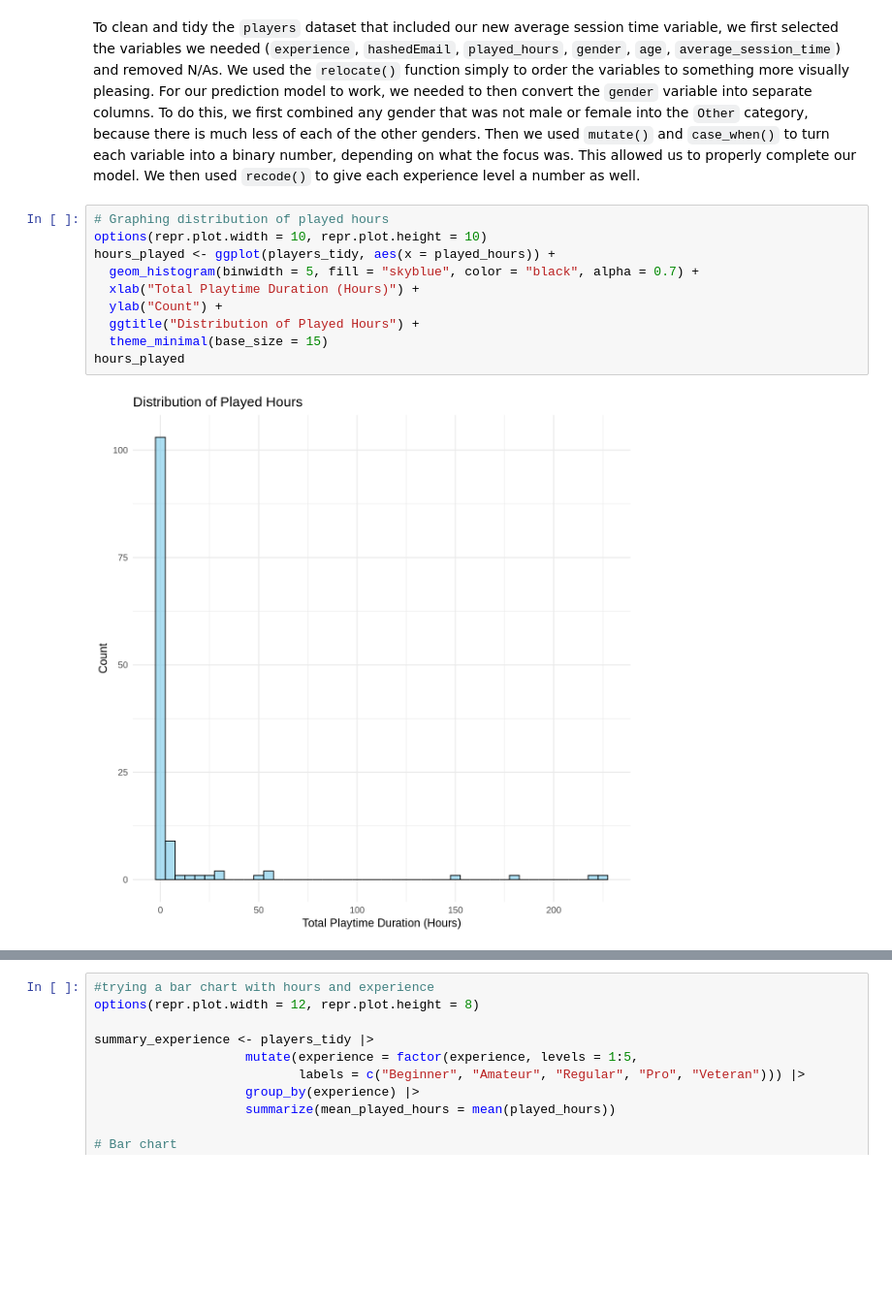
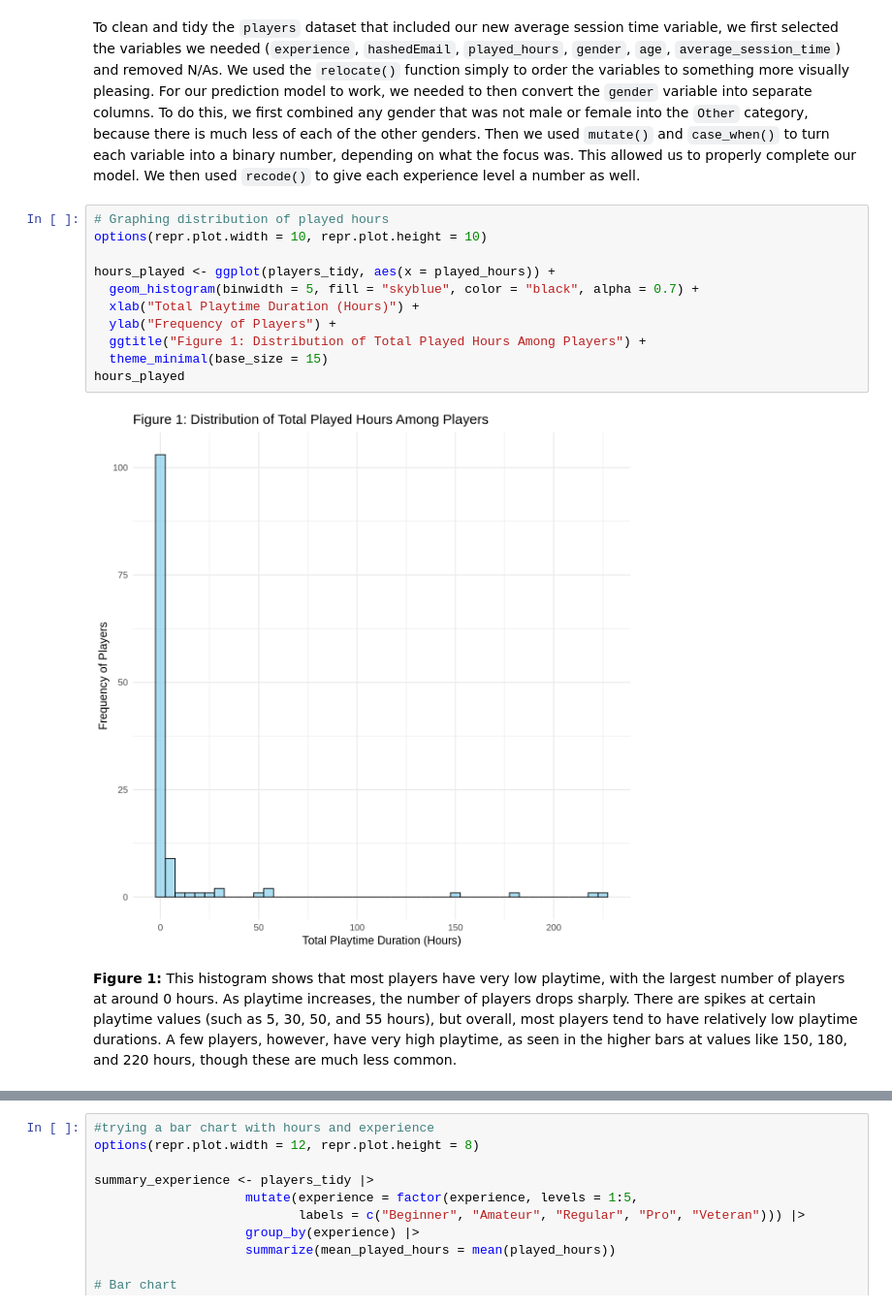
Before and after one commit to Michaele0128/Final_Project, a Jupyter notebook: Final Project.ipynb, the cells around one changed output, grey strips where cells are left out. Shown at 97% size. Saved outputs shown, nothing was run; the diff lists cells and outputs as text; blank space fills up the shorter version.

```diff
--- a/Final Project.ipynb
+++ b/Final Project.ipynb
@@ -204,13 +204,16 @@ To clean and tidy the `players` dataset that included our new average session ti
 # %%
 # Graphing distribution of played hours
 options(repr.plot.width = 10, repr.plot.height = 10)
+
 hours_played <- ggplot(players_tidy, aes(x = played_hours)) +
   geom_histogram(binwidth = 5, fill = "skyblue", color = "black", alpha = 0.7) +
   xlab("Total Playtime Duration (Hours)") +
-  ylab("Count") +
-  ggtitle("Distribution of Played Hours") +
+  ylab("Frequency of Players") +
+  ggtitle("Figure 1: Distribution of Total Played Hours Among Players") +
   theme_minimal(base_size = 15)
 hours_played
 # %% [output]
-[figure, old version]
+[figure, new version]
+# %% [markdown]
+**Figure 1:** This histogram shows that most players have very low playtime, with the largest number of players at around 0 hours. As playtime increases, the number of players drops sharply. There are spikes at certain playtime values (such as 5, 30, 50, and 55 hours), but overall, most players tend to have relatively low playtime durations. A few players, however, have very high playtime, as seen in the higher bars at values like 150, 180, and 220 hours, though these are much less common.
 # %%
```
Also changed, not shown: parts of 7 cells of this notebook.
